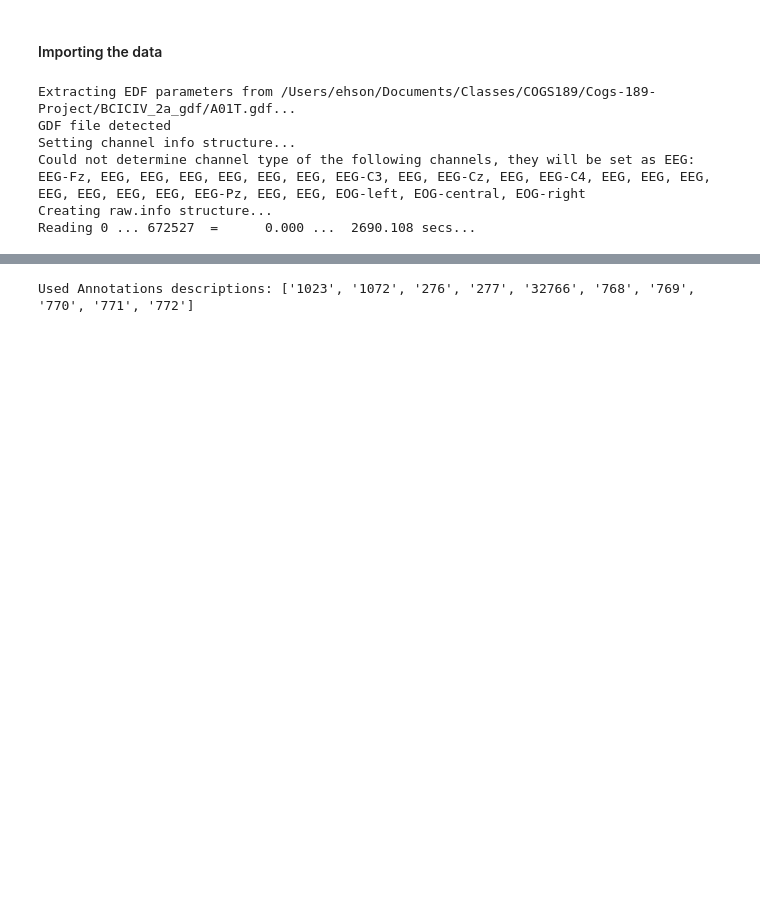
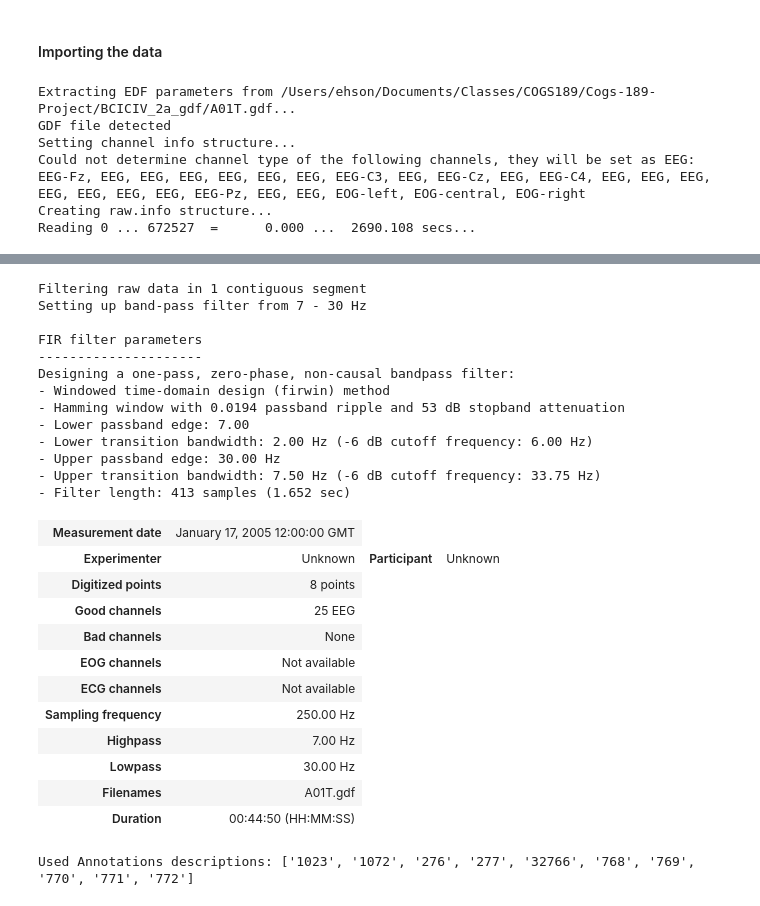
Before and after one commit to miloncl/Cogs-189-Project, a Jupyter notebook: Cogs189_Final.ipynb, the cells around one changed output, grey strips where cells are left out. Drawn from its saved outputs; the diff is of its cells as text; code cells hidden in the pictures; blank space fills up the shorter version.

```diff
--- a/Cogs189_Final.ipynb
+++ b/Cogs189_Final.ipynb
@@ -152,3 +127,41 @@ Designing a one-pass, zero-phase, non-causal bandpass filter:
+# %%
+raw.rename_channels(lambda x: x.strip('EEG-'))
+montage = mne.channels.make_standard_montage('standard_1005')
+
+raw.set_montage(montage, on_missing='ignore')
+
+# We are excluding the nodes that we find to not be helpful
+# We are exclusively looking at nodes in the somato sensory cortex
+excludeList = ['0', '1', '2', '3', '4', '5', '6', '7', '8', '9', '10', '11',
+'12', '13', '14', '15', '16', 'OG-LEFT', 'OG-CENTRAL', 'OG-RIGHT', 'OG-1', 'OG-2', 'OG-3', 'Fz']
+
+raw.filter(7., 30., fir_design='firwin', skip_by_annotation='edge')
+# %% [output]
+Filtering raw data in 1 contiguous segment
+Setting up band-pass filter from 7 - 30 Hz
+
+FIR filter parameters
+---------------------
+Designing a one-pass, zero-phase, non-causal bandpass filter:
+- Windowed time-domain design (firwin) method
+- Hamming window with 0.0194 passband ripple and 53 dB stopband attenuation
+- Lower passband edge: 7.00
+- Lower transition bandwidth: 2.00 Hz (-6 dB cutoff frequency: 6.00 Hz)
+- Upper passband edge: 30.00 Hz
+- Upper transition bandwidth: 7.50 Hz (-6 dB cutoff frequency: 33.75 Hz)
+- Filter length: 413 samples (1.652 sec)
+| Measurement date | January 17, 2005 12:00:00 GMT |
+| Experimenter | Unknown | Participant | Unknown |
+| Digitized points | 8 points |
+| Good channels | 25 EEG |
+| Bad channels | None |
+| EOG channels | Not available |
+| ECG channels | Not available |
+| Sampling frequency | 250.00 Hz |
+| Highpass | 7.00 Hz |
+| Lowpass | 30.00 Hz |
+| Filenames | A01T.gdf |
+| Duration | 00:44:50 (HH:MM:SS) |
 # %%
 mne.events_from_annotations(raw)
 # %% [output]
```
Also changed, not shown: parts of 11 cells of this notebook.
